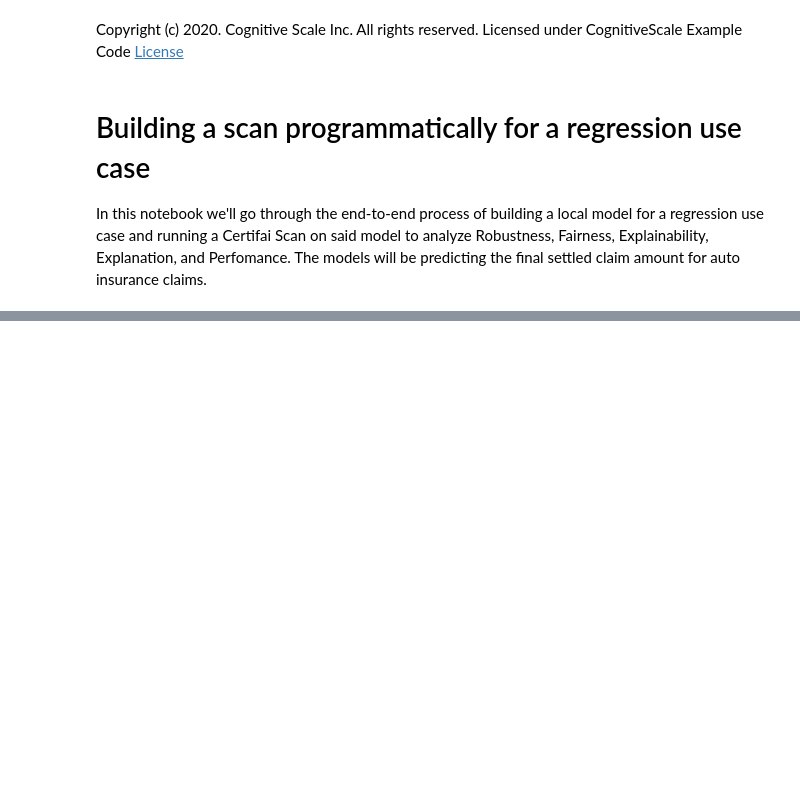
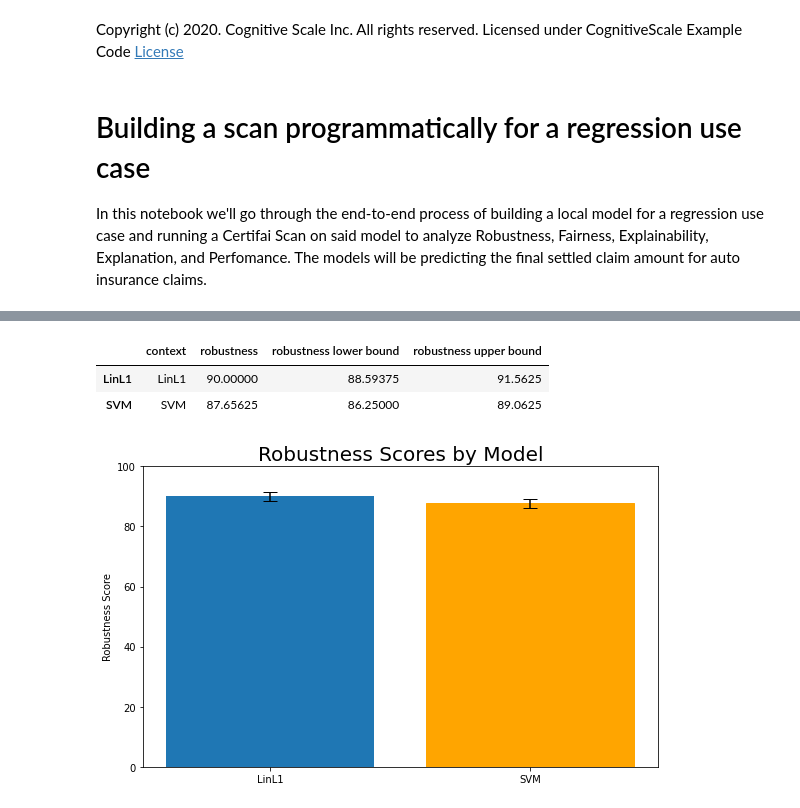
Before and after one commit to CognitiveScale/cortex-certifai-examples, a Jupyter notebook: notebooks/regression/Regression.ipynb, the cells around one changed output, grey strips where cells are left out. Drawn from its saved outputs; the diff is of its cells as text; code cells hidden in the pictures; blank space fills up the shorter version.

```diff
--- a/notebooks/regression/Regression.ipynb
+++ b/notebooks/regression/Regression.ipynb
@@ -219,0 +218,35 @@ display(fairness_df)
+# %%
+# Display the results of the robustness evaluation for both models
+robustness_df = construct_scores_dataframe(scores("robustness", result))
+display(robustness_df)
+
+%matplotlib inline
+
+def plot_robustness_scores():
+    labels = ["LinL1", "SVM"]
+    robustness_scores = robustness_df.iloc[:, 1].values
+    lower_errors = robustness_scores - robustness_df.iloc[:, 2].values
+    upper_errors = robustness_df.iloc[:, 3].values - robustness_scores
+    x = np.arange(len(labels))
+
+    fig, axs = plt.subplots(figsize=[8,5])
+    axs.set_title("Robustness Scores by Model", fontsize=20)
+    width = 0.8
+
+    rect1 = axs.bar(x, robustness_scores, width, yerr=[lower_errors, upper_errors], capsize=7)
+    rect1[1].set_color('orange')
+
+    axs.set_ylim(top=100)
+    axs.set_ylabel('Robustness Score')
+    axs.set_xticks(x)
+    axs.set_xticklabels(labels)
+
+    fig.tight_layout()
+    plt.show()
+
+plot_robustness_scores()
+# %% [output]
+|  | context | robustness | robustness lower bound | robustness upper bound |
+| LinL1 | LinL1 | 90.00000 | 88.59375 | 91.5625 |
+| SVM | SVM | 87.65625 | 86.25000 | 89.0625 |
+[figure, added]
```
Also changed, not shown: parts of 16 cells of this notebook.
